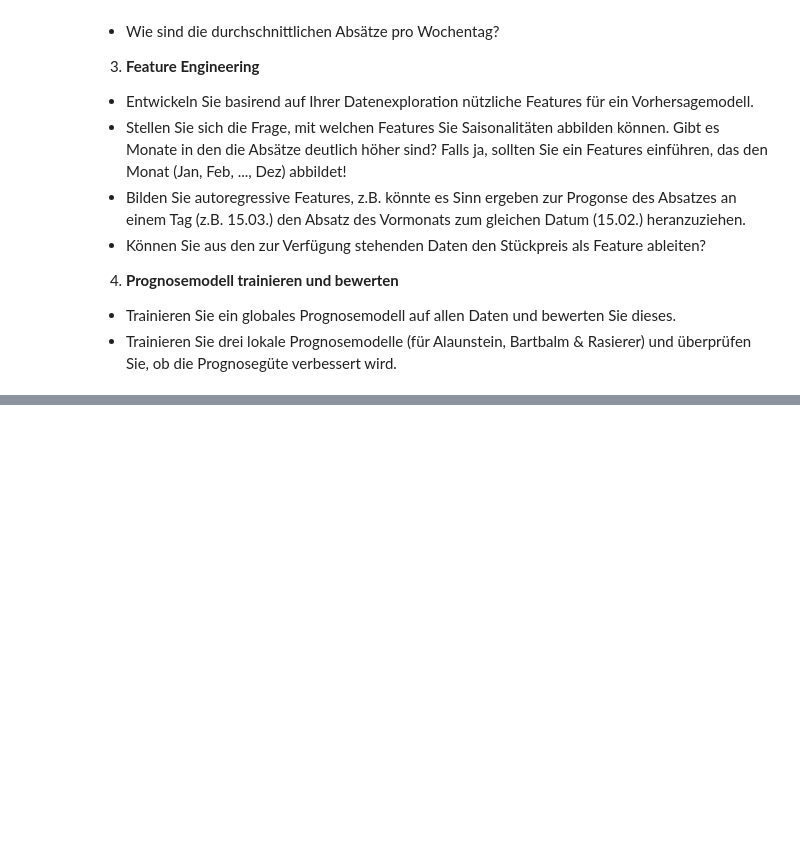
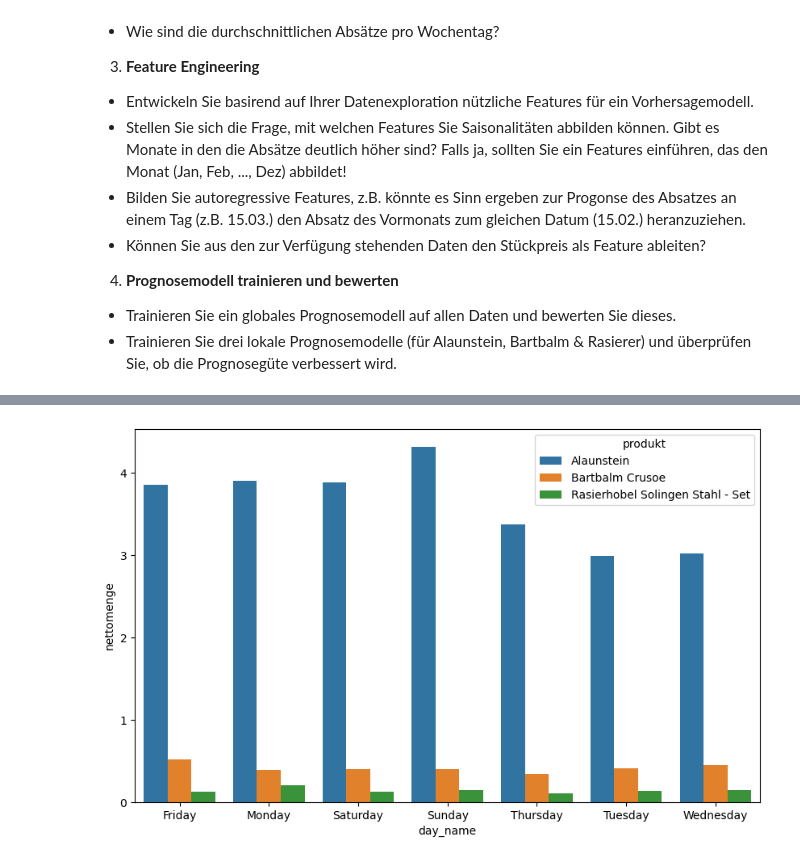
Before and after one commit to FlorianWolff95/DHBW_BI_S24, a Jupyter notebook: ML_Fallstudie_Online_Barber_Shop.ipynb, the cells around one changed output, grey strips where cells are left out. Drawn from its saved outputs; the diff is of its cells as text; code cells hidden in the pictures; blank space fills up the shorter version.

```diff
--- a/ML_Fallstudie_Online_Barber_Shop.ipynb
+++ b/ML_Fallstudie_Online_Barber_Shop.ipynb
@@ -48,3 +75,24 @@ df_agg = df.groupby(['datum', 'produkt']).agg({'nettomenge': 'sum', 'bruttoumsat
+# %%
+def preprocess_data(df):
+
+    min_date = min(pd.to_datetime(df["datum"]))
+    max_date = max(pd.to_datetime(df["datum"]))
+
+    dates = (
+        pd.date_range(start=min_date, end=max_date, name="datum")
+        .to_frame()
+        .reset_index(drop=True)
+    )
+    dates = (
+        pd.merge(dates, df["produkt"], how="cross")
+        .drop_duplicates()
+        .reset_index(drop=True)
+    )
+
+    return pd.merge(dates, df, how="left", on=["datum", "produkt"]).fillna(0)
+
+
+df_agg = df.copy().groupby(["datum", "produkt"]).agg({"nettomenge": "sum", "bruttoumsatz": "sum"}).reset_index()
 # %%
 def get_agg_for_col(df: pd.DataFrame, group_col: list[str] | str, agg_col: str, agg_func: str = 'sum', sorted: bool = False, ascending: bool = False) -> pd.DataFrame:
     if isinstance(group_col, str):
@@ -85,11 +146,12 @@ for col in ['nettomenge', 'bruttoumsatz']:
 # %%
-df_agg['year'] = df_agg['datum'].dt.year
-df_agg['month'] = df_agg['datum'].dt.month
-df_agg['day'] = df_agg['datum'].dt.day
-df_agg['week'] = df_agg['datum'].dt.isocalendar().week
-df_agg['weekday'] = df_agg['datum'].dt.weekday
-df_agg['day_of_year'] = df_agg['datum'].dt.dayofyear
-df_agg['quarter'] = df_agg['datum'].dt.quarter
-df_agg['day_name'] = df_agg['datum'].dt.day_name()
+def add_datetime_features(df: pd.DataFrame) -> pd.DataFrame:
+    df['year'] = df['datum'].dt.year
+    df['month'] = df['datum'].dt.month
+    df['day'] = df['datum'].dt.day
+    df['week'] = df['datum'].dt.isocalendar().week
+    df['weekday'] = df['datum'].dt.weekday
+    df['day_of_year'] = df['datum'].dt.dayofyear
+    df['quarter'] = df['datum'].dt.quarter
+    return df
 # %%
 df_agg.head()
@@ -96,4 +165,9 @@ df_agg.head()
 # %%
+df_agg = add_datetime_features(df_agg)
+df_agg['day_name'] = df_agg['datum'].dt.day_name()
+
 plt.figure(figsize=(10, 6))
 sns.barplot(data=get_agg_for_col(df_agg, ['day_name', 'produkt'], 'nettomenge', agg_func='mean'), x='day_name', y='nettomenge', hue='produkt')
 plt.show()
+# %% [output]
+[figure, added]
```
Also changed, not shown: parts of 17 cells of this notebook.
